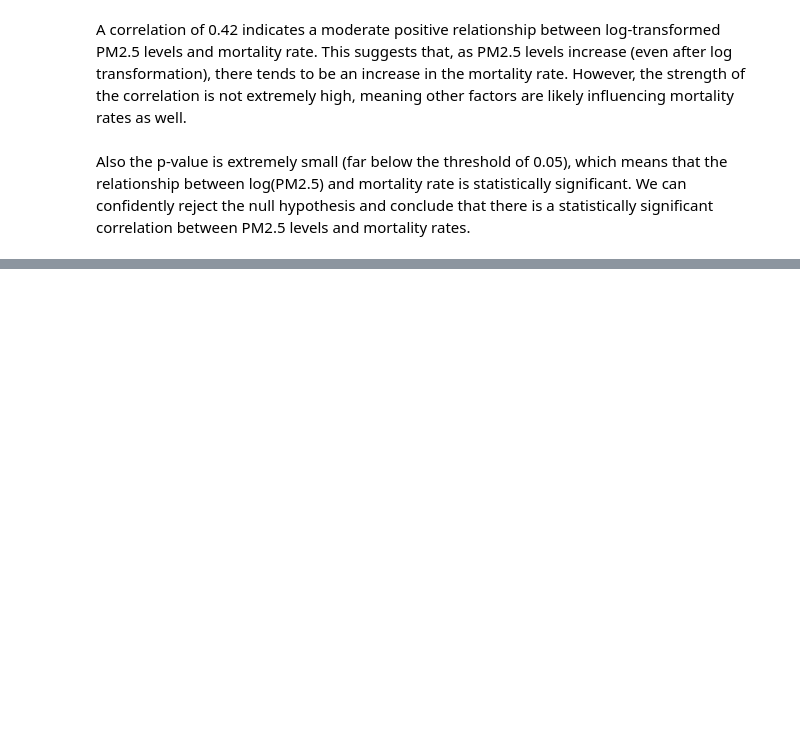
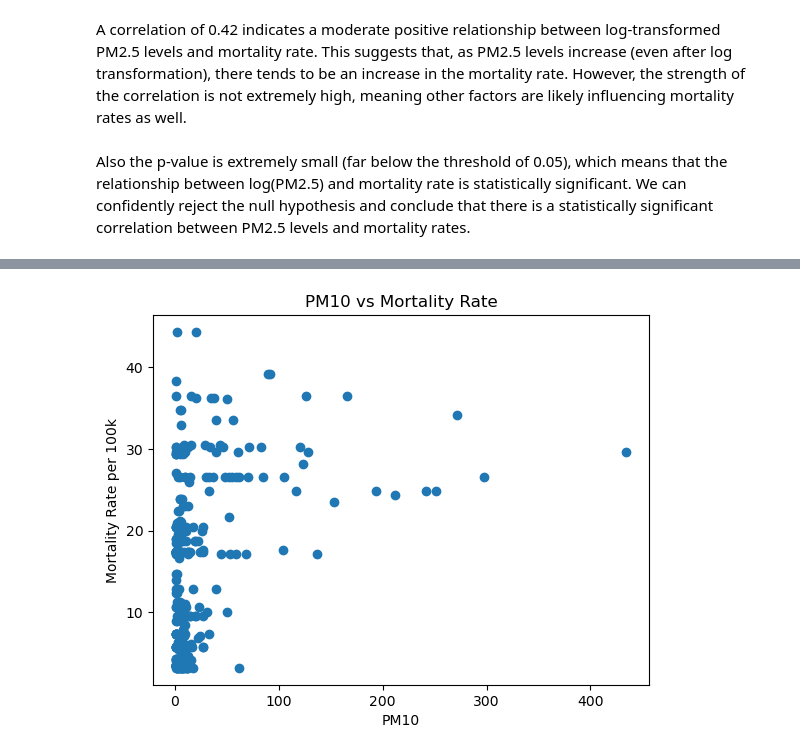
Before and after one commit to Golnaz8/airquality_vs_health, a Jupyter notebook: AirQuality_vs_Health/data_exploration.ipynb, the cells around one changed output, grey strips where cells are left out. Cells and saved outputs as stored; diff of their text form; code cells hidden in the pictures; blank space fills up the shorter version.

```diff
--- a/AirQuality_vs_Health/data_exploration.ipynb
+++ b/AirQuality_vs_Health/data_exploration.ipynb
@@ -182,0 +236,9 @@ Also the p-value is extremely small (far below the threshold of 0.05), which mea
+# %%
+# Scatter plot between PM10 and Mortality Rate
+plt.scatter(data['PM10'], data['MortalityRate_per_100k'])
+plt.title('PM10 vs Mortality Rate')
+plt.xlabel('PM10')
+plt.ylabel('Mortality Rate per 100k')
+plt.show()
+# %% [output]
+[figure, added]
```
Also changed, not shown: parts of 11 cells of this notebook.
